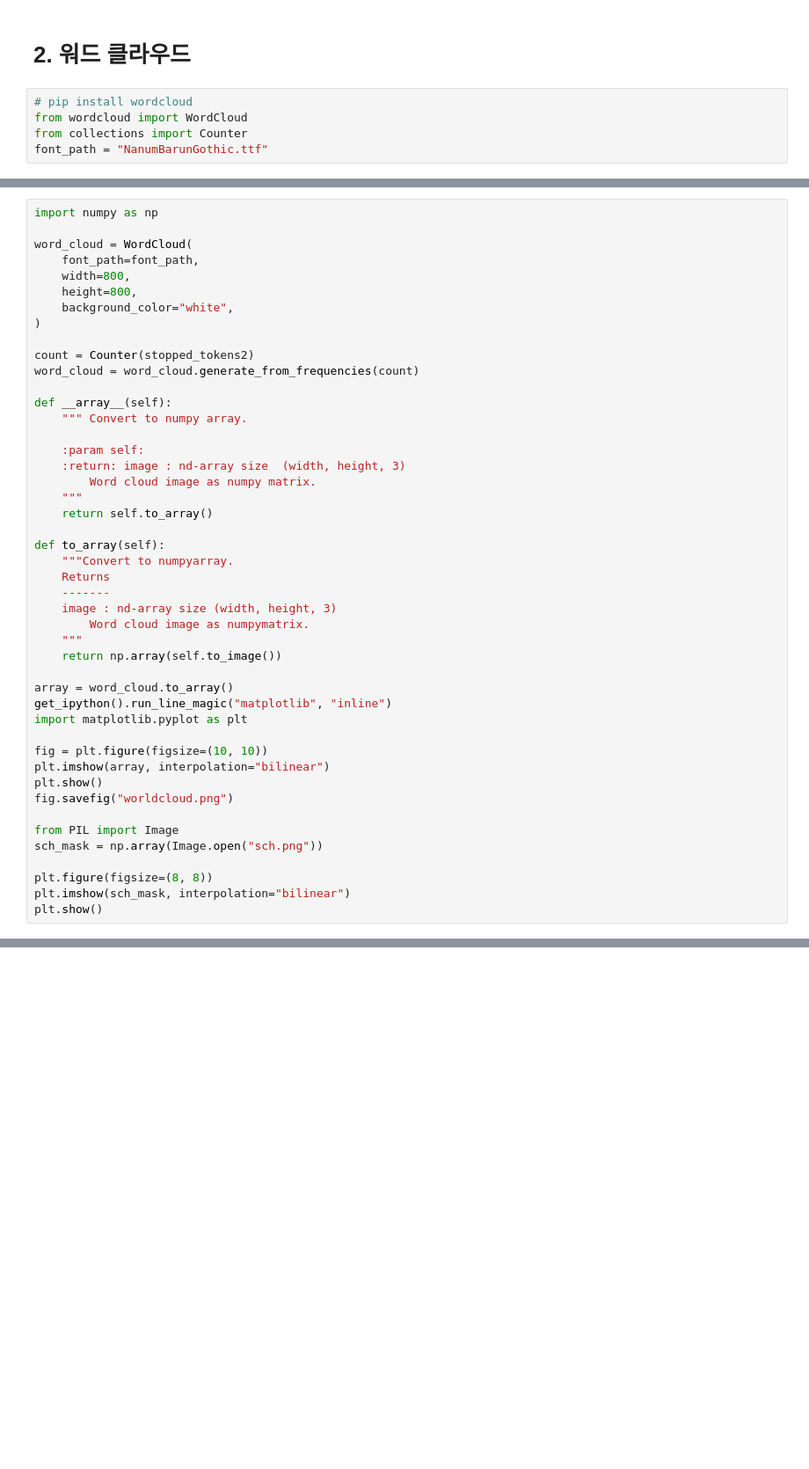
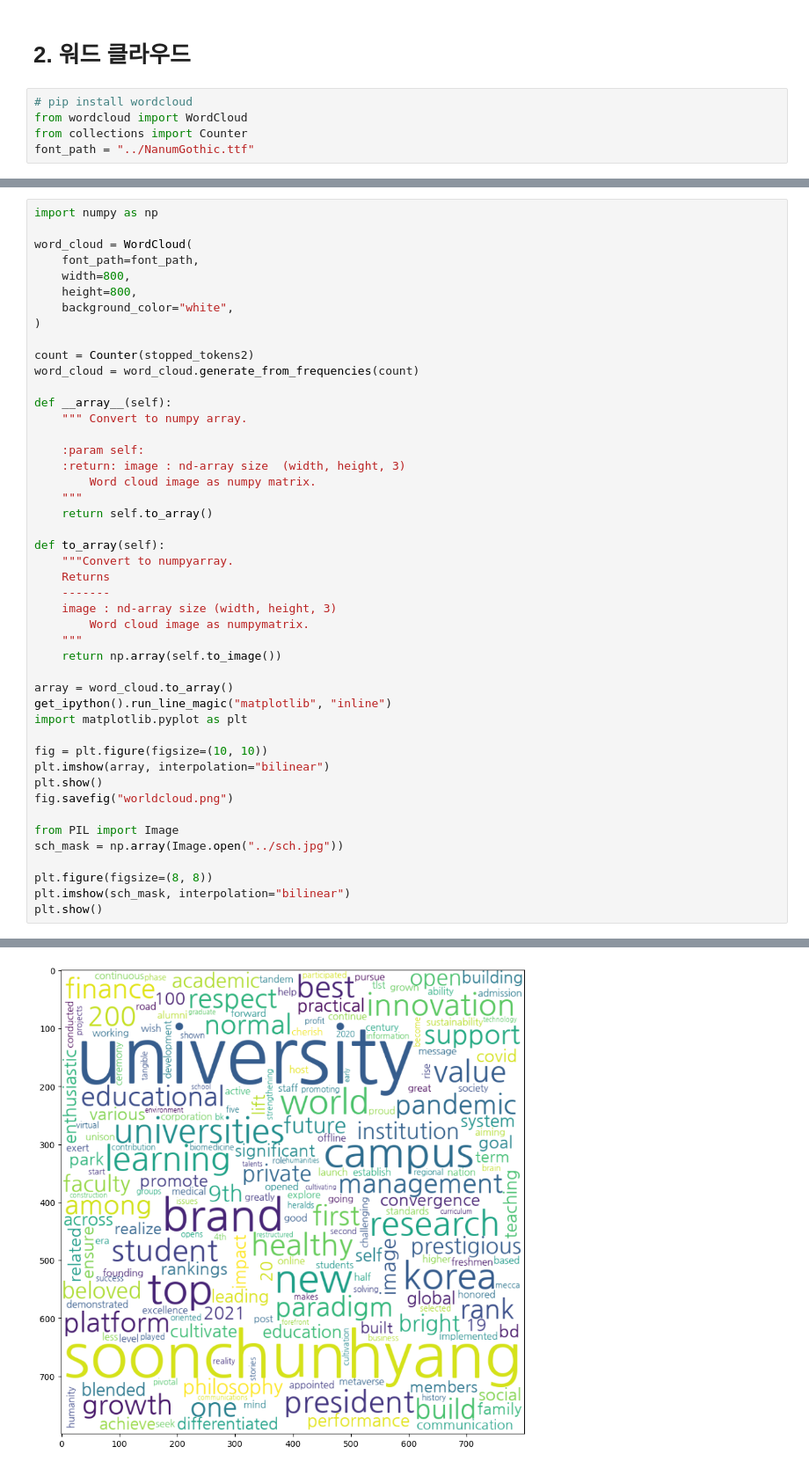
Before and after one commit to TaegyuHan/SCH_Text_Mining, a Jupyter notebook: jupyter/2022_10_05_6주_12차.ipynb, the cells around one changed output, grey strips where cells are left out. Shown at 88% size. Saved outputs shown, nothing was run; the diff lists cells and outputs as text; blank space fills up the shorter version.

```diff
--- a/jupyter/2022_10_05_6주_12차.ipynb
+++ b/jupyter/2022_10_05_6주_12차.ipynb
@@ -162,4 +168,4 @@ Series([], dtype: int64)
 # pip install wordcloud
 from wordcloud import WordCloud
 from collections import Counter
-font_path = "NanumBarunGothic.ttf"
+font_path = "../NanumGothic.ttf"
@@ -206,7 +210,7 @@ plt.show()
 fig.savefig("worldcloud.png")
 
 from PIL import Image
-sch_mask = np.array(Image.open("sch.png"))
+sch_mask = np.array(Image.open("../sch.jpg"))
 
 plt.figure(figsize=(8, 8))
 plt.imshow(sch_mask, interpolation="bilinear")
@@ -215,0 +219 @@ NameError: name 'WordCloud' is not defined
+[figure, added]
```
Also changed, not shown: parts of 9 cells of this notebook, 16 other files.
